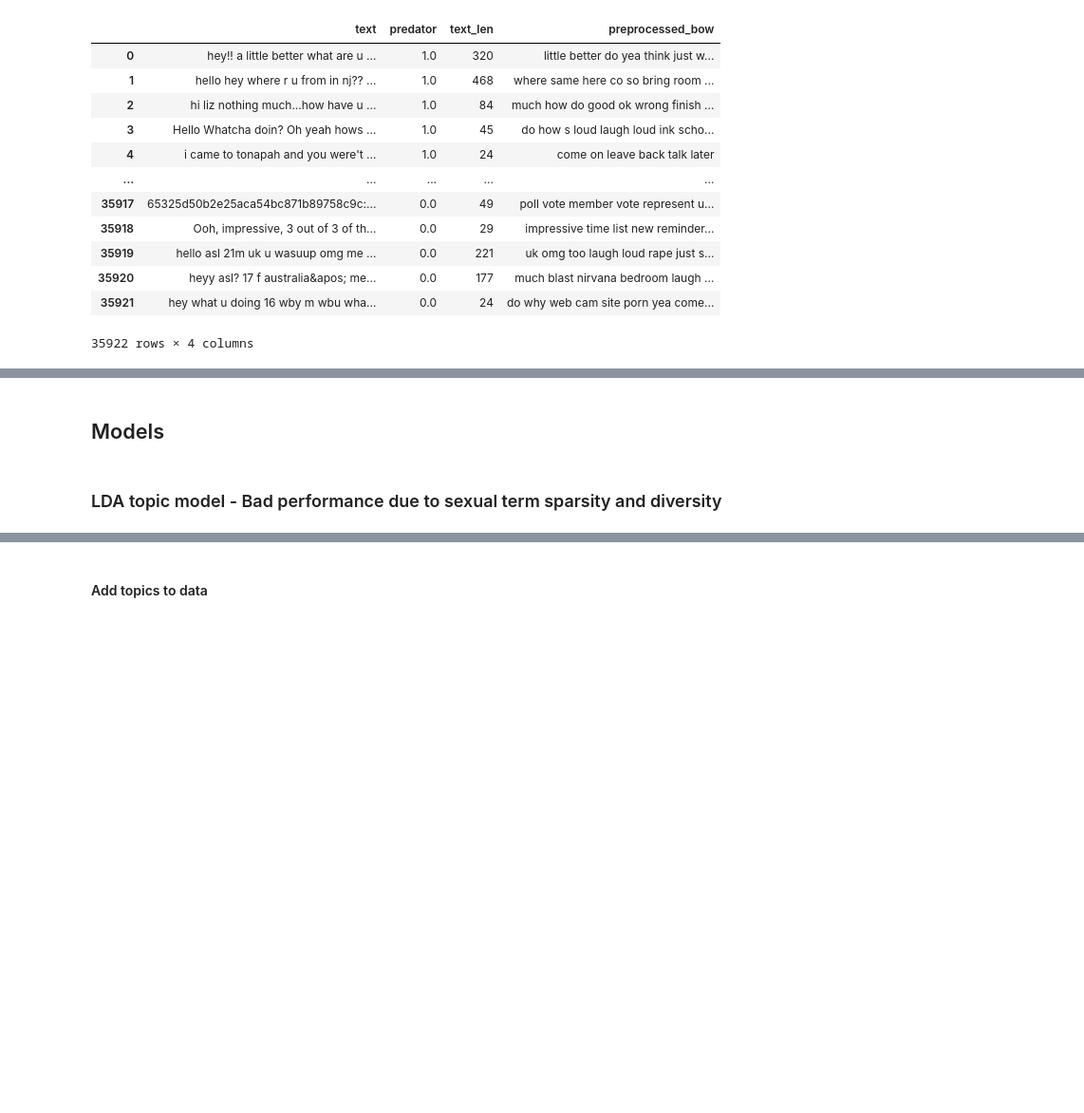
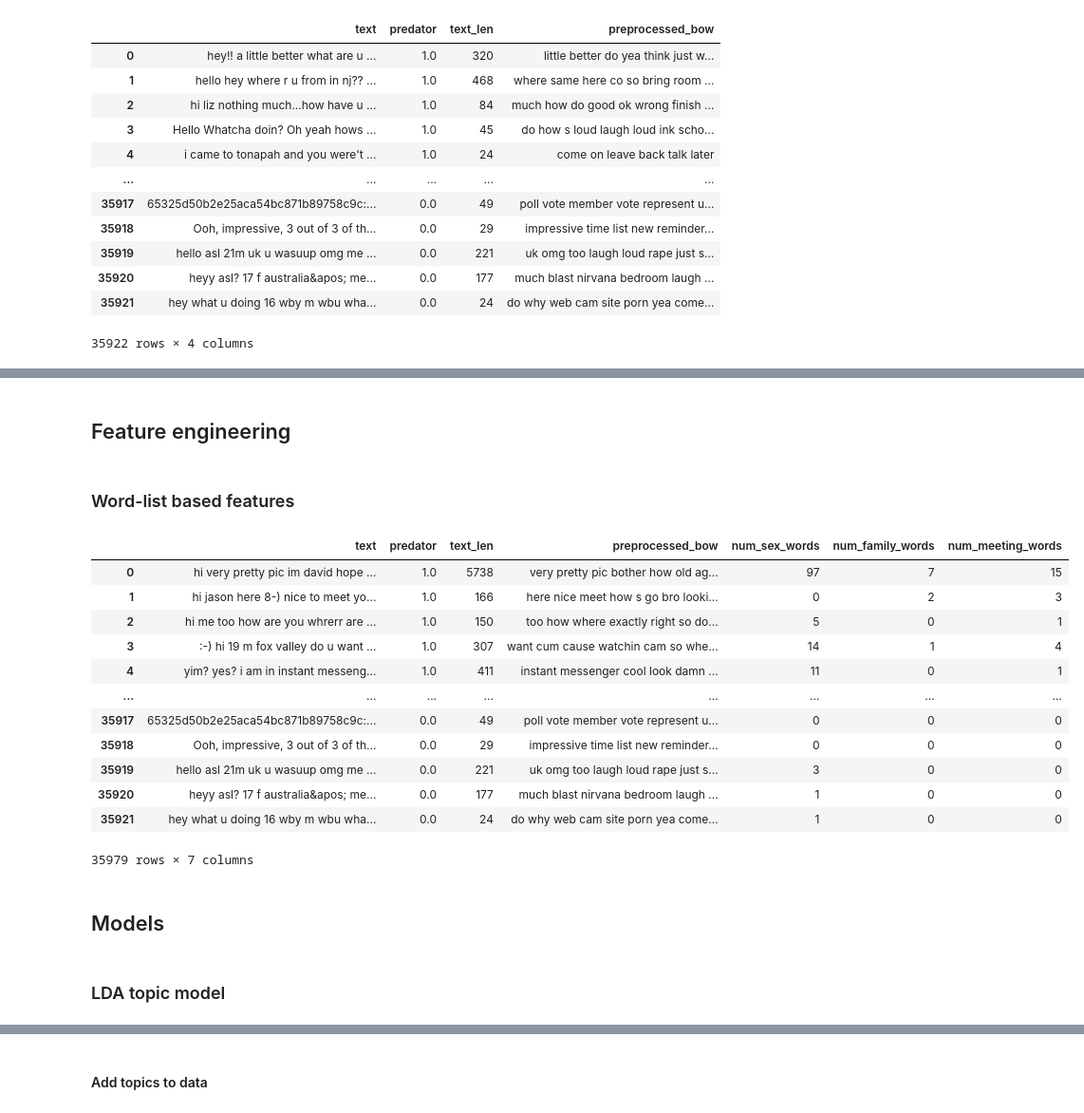
Before and after one commit to mryanivtal/cybersecurity_hw2, a Jupyter notebook: cyber_hw2.ipynb, the cells around one changed output, grey strips where cells are left out. Shown: that part at 95% size. Drawn from its saved outputs; the diff is of its cells as text; code cells hidden in the pictures; blank space fills up the shorter version.

```diff
--- a/cyber_hw2.ipynb
+++ b/cyber_hw2.ipynb
@@ -401,6 +399,9 @@ def load_one_chat_as_df_pj(file_path: Path) -> Dict[str, pd.DataFrame]:
     for predator in doc_root.findall('PREDATOR'):
         predator_dict = {}
         for field in predator:
+            if field.tag == 'SCREENNAME':
+                for field2 in field:
+                    predator_dict[field2.tag] = field2.text
             predator_dict[field.tag] = field.text
 
         predator_df = predator_df.append(predator_dict, ignore_index=True)
@@ -419,9 +420,9 @@ def load_one_chat_as_df_pj(file_path: Path) -> Dict[str, pd.DataFrame]:
 
 #----------------------------------------------------------
 # Test XML parse functions:
-file_path = PJ_DATA_FOLDER / Path('ArmySgt1961.xml')
-chat_dict = load_one_chat_as_df_pj(file_path)
-chat_dict['victim'].head()
-chat_dict['predator'].head()
-chat_dict['conversation'].head(10)
+# file_path = PJ_DATA_FOLDER / Path('ArmySgt1961.xml')
+# chat_dict = load_one_chat_as_df_pj(file_path)
+# chat_dict['victim'].head()
+# chat_dict['predator'].head()
+# chat_dict['conversation'].head(10)
 # chat_dict['conversation_id']
@@ -919,0 +753,2 @@ Loading preprocessed data...
+# %%
+pan_pj_unified_df = pd.concat([pj_preprocessed_df[pj_preprocessed_df.predator == 1], pan12_train_df])
@@ -920,4 +771,46 @@ Loading preprocessed data...
+# %% [markdown]
+## Feature engineering
+# %% [markdown]
+### Word-list based features
+# %%
+def contains_words_from_list(text: str, word_list: List[str])-> bool:
+    text_words = re.sub("[^\w]", " ",  text).split()
+    if any(word in word_list for word in text_words):
+        return True
+    else:
+        return False
+
+
+def count_words_from_list(text: str, word_list: List[str])-> int:
+    text_words = text.split()
+    word_counts = pd.value_counts(np.array(text_words))
+    count = word_counts[set(word_counts.index) & set(word_list)].sum()
+    return count
+
+
+def add_wordlist_features(df: pd.DataFrame, text_column: str, sex_word_list, family_word_list, meeting_word_list):
+    df['num_sex_words'] = df[text_column].progress_apply(lambda text: count_words_from_list(text, sex_word_list))
+    df['num_family_words'] = df[text_column].progress_apply(lambda text: count_words_from_list(text, family_word_list))
+    df['num_meeting_words'] = df[text_column].progress_apply(lambda text: count_words_from_list(text, meeting_word_list))
+    return df
+# %%
+pan_pj_unified_df = add_wordlist_features(pan_pj_unified_df, 'preprocessed_bow', sex_word_list, family_word_list, meeting_word_list)
+pan_pj_unified_df
+# %% [output]
+|  | text | predator | text_len | preprocessed_bow | num_sex_words | num_family_words | num_meeting_words |
+| 0 | hi very pretty pic im david hope ... | 1.0 | 5738 | very pretty pic bother how old ag... | 97 | 7 | 15 |
+| 1 | hi jason here 8-) nice to meet yo... | 1.0 | 166 | here nice meet how s go bro looki... | 0 | 2 | 3 |
+| 2 | hi me too how are you whrerr are ... | 1.0 | 150 | too how where exactly right so do... | 5 | 0 | 1 |
+| 3 | :-) hi 19 m fox valley do u want ... | 1.0 | 307 | want cum cause watchin cam so whe... | 14 | 1 | 4 |
+| 4 | yim? yes? i am in instant messeng... | 1.0 | 411 | instant messenger cool look damn ... | 11 | 0 | 1 |
+| ... | ... | ... | ... | ... | ... | ... | ... |
+| 35917 | 65325d50b2e25aca54bc871b89758c9c:... | 0.0 | 49 | poll vote member vote represent u... | 0 | 0 | 0 |
+| 35918 | Ooh, impressive, 3 out of 3 of th... | 0.0 | 29 | impressive time list new reminder... | 0 | 0 | 0 |
+| 35919 | hello asl 21m uk u wasuup omg me ... | 0.0 | 221 | uk omg too laugh loud rape just s... | 3 | 0 | 0 |
+| 35920 | heyy asl? 17 f australia&apos; me... | 0.0 | 177 | much blast nirvana bedroom laugh ... | 1 | 0 | 0 |
+| 35921 | hey what u doing 16 wby m wbu wha... | 0.0 | 24 | do why web cam site porn yea come... | 1 | 0 | 0 |
+35979 rows × 7 columns
 # %% [markdown]
 ## Models
 # %% [markdown]
-### LDA topic model - Bad performance due to sexual term sparsity and diversity
+### LDA topic model
```
Also changed, not shown: parts of 64 cells of this notebook, 46 other files.
